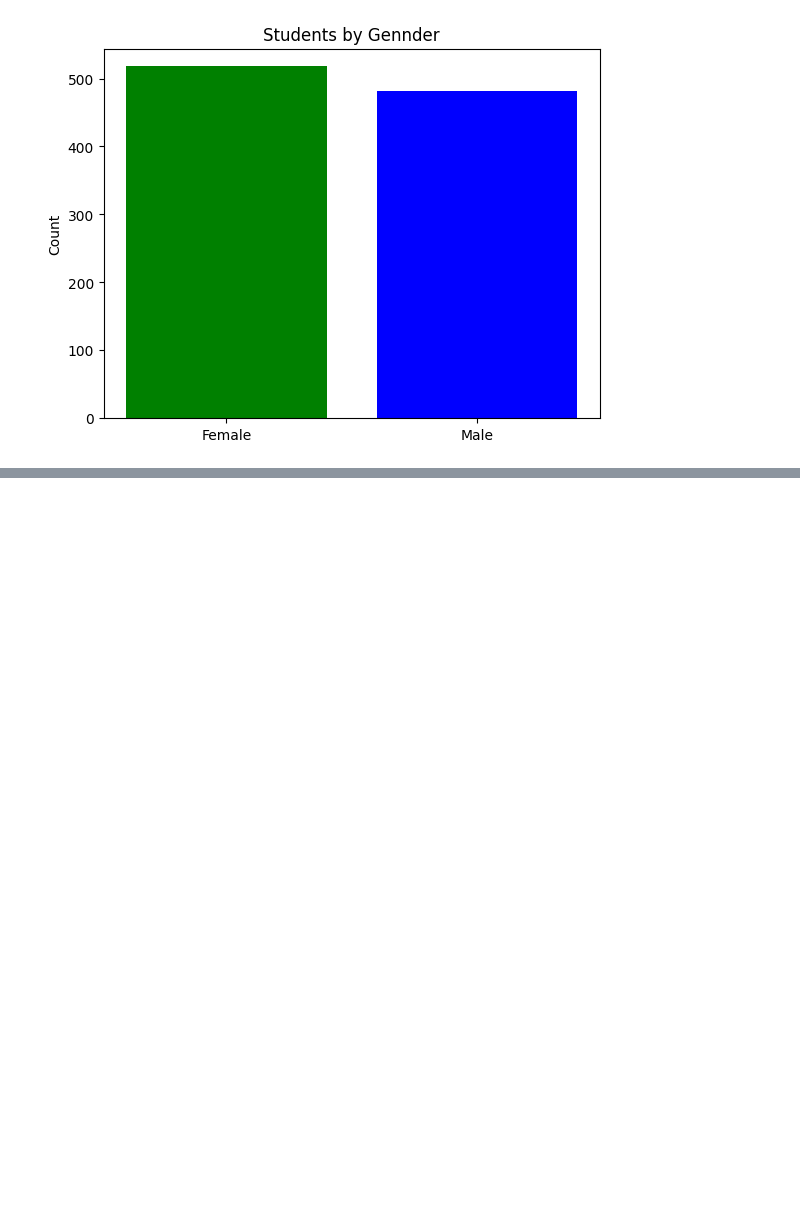
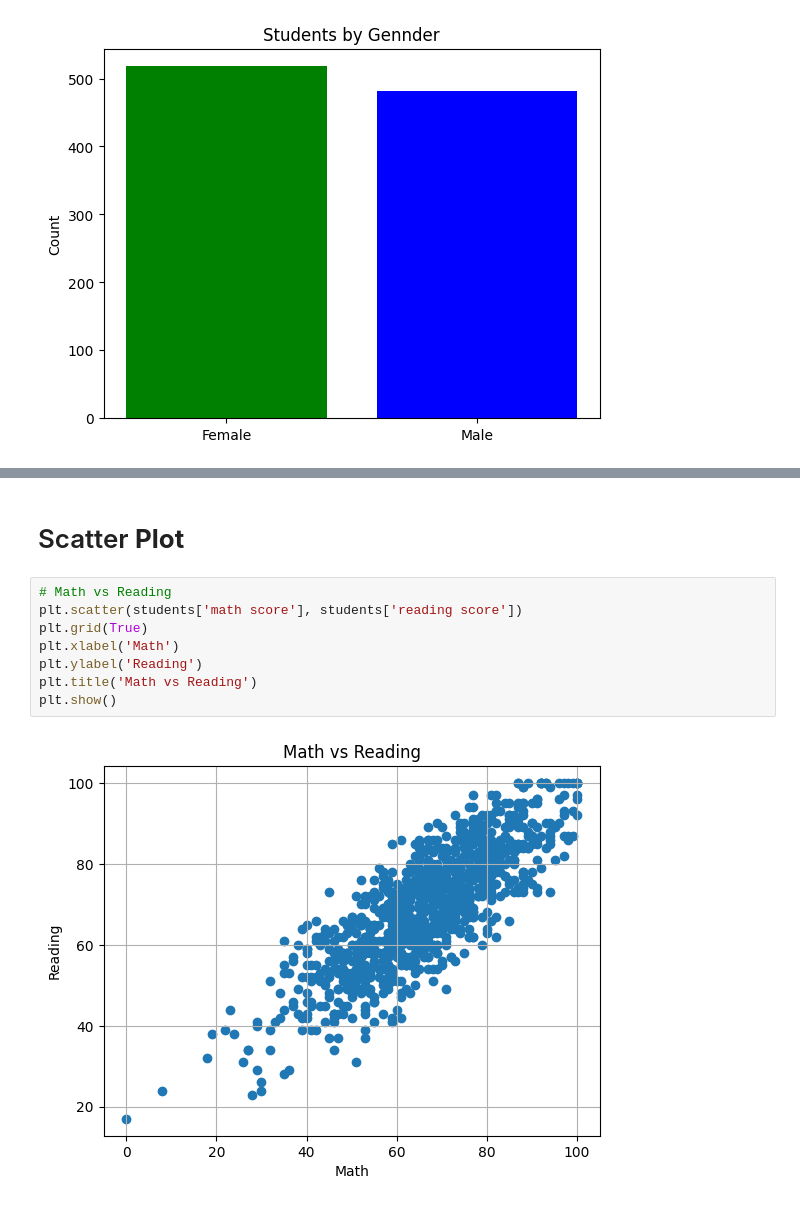
Before and after one commit to Nakib-Nasrullah/Research-Skill, a Jupyter notebook: 6_Matplotlib_and_Seaborn.ipynb, the cells around one changed output, grey strips where cells are left out. Saved outputs shown, nothing was run; the diff lists cells and outputs as text; blank space fills up the shorter version.

```diff
--- a/6_Matplotlib_and_Seaborn.ipynb
+++ b/6_Matplotlib_and_Seaborn.ipynb
@@ -177,3 +177,15 @@ plt.ylabel('Average MAth Score')
 plt.show()
 # %% [output]
 [figure]
+# %% [markdown]
+# Scatter **Plot**
+# %%
+# Math vs Reading
+plt.scatter(students['math score'], students['reading score'])
+plt.grid(True)
+plt.xlabel('Math')
+plt.ylabel('Reading')
+plt.title('Math vs Reading')
+plt.show()
+# %% [output]
+[figure, added]
```
Also changed, not shown: parts of 1 cell of this notebook.
